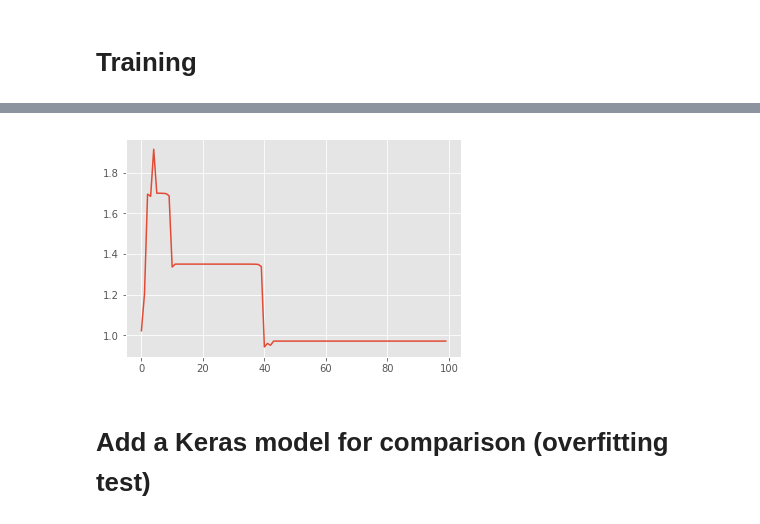
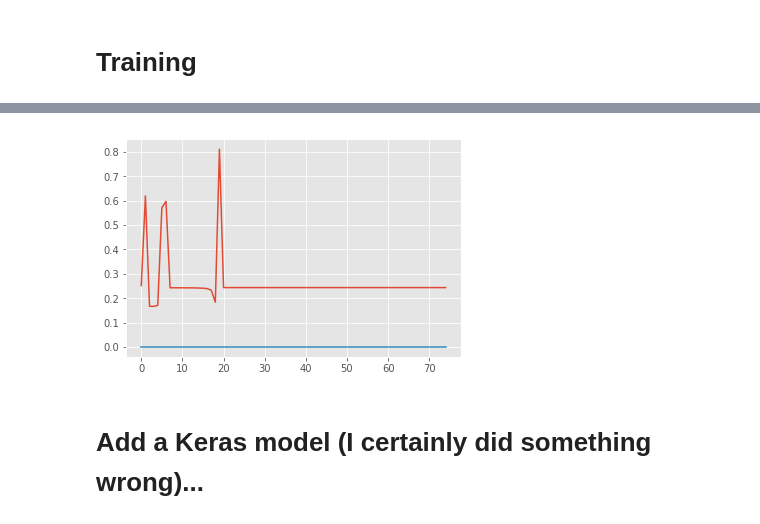
Before and after one commit to Neverik/finance, a Jupyter notebook: TF.ipynb, the cells around one changed output, grey strips where cells are left out. Saved outputs shown, nothing was run; the diff lists cells and outputs as text; code cells hidden in the pictures.

```diff
--- a/TF.ipynb
+++ b/TF.ipynb
@@ -60,7 +60,7 @@ lstm_size = 256
 num_features = 3
 learning_rate=0.05
 layers = 5
-iterations = 100
+iterations = 75
 batch_size = 1
 # %%
 def rnn(size):
@@ -73,25 +73,34 @@ with tf.name_scope("output"):
     output = rnn(num_features)
 X = tf.placeholder(tf.float32, [batch_size, None, num_features])
 Y = tf.placeholder(tf.float32, [batch_size, None, num_features])
-def compute_loss ():
+def run ():
     outputs1, state2 = tf.nn.dynamic_rnn(cell, X, dtype=tf.float32)
     outputs2, state2 = tf.nn.dynamic_rnn(output, outputs1, dtype=tf.float32)
-    return tf.losses.mean_squared_error(Y, outputs2)
+    return outputs2
+def compute_loss ():
+    return tf.losses.mean_squared_error(Y, run())
 # %% [markdown]
 # Training
 # %%
+acc = tf.metrics.precision(Y, run())[0]
 with tf.Session() as sess:
-    optimizer = tf.train.AdamOptimizer(learning_rate).minimize(compute_loss())
+    optimizer = tf.train.RMSPropOptimizer(learning_rate).minimize(compute_loss())
     sess.run(tf.global_variables_initializer())
+    sess.run(tf.local_variables_initializer())
     losses = []
+    accuracies = []
     for i in range(iterations):
         np.random.shuffle(A)
         np.random.shuffle(B)
-        a = np.stack(A[:batch_size])
-        b = np.stack(B[:batch_size])
+        a = A[:(batch_size or 1)]
+        b = B[:(batch_size or 1)]
         sess.run(optimizer, feed_dict={X:a,Y:b})
         loss = sess.run(compute_loss(), feed_dict={X:a, Y:b})
-        print("Finished backward pass №{}, loss: {}".format(i, loss))
+        ac = sess.run(acc, feed_dict={X:a, Y: b})
+        print("Finished backward pass №{}, loss: {}, accuracy: {}".format(i, loss, ac))
         losses.append(loss)
+        accuracies.append(ac)
     plt.plot(losses)
+    plt.plot(accuracies)
+    # Ignore the accuracy
 # %% [output]
@@ -115,3 +124,3 @@ Finished backward pass №99, loss: 0.9713211059570312
-[figure, old version]
+[figure, new version]
 # %% [markdown]
-# Add a Keras model for comparison (overfitting test)
+# Add a Keras model (I certainly did something wrong)...
```
Also changed, not shown: parts of 22 cells of this notebook.
